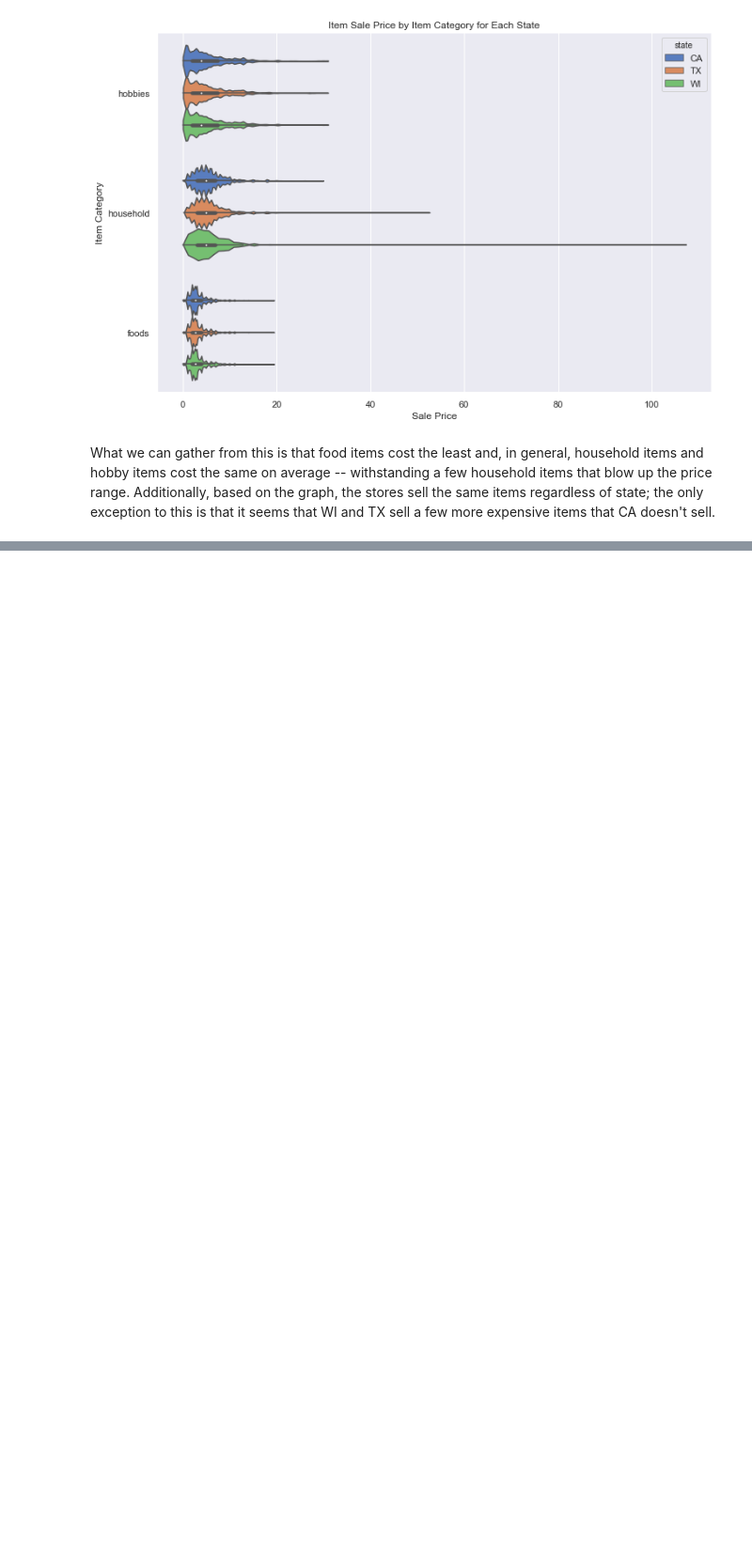
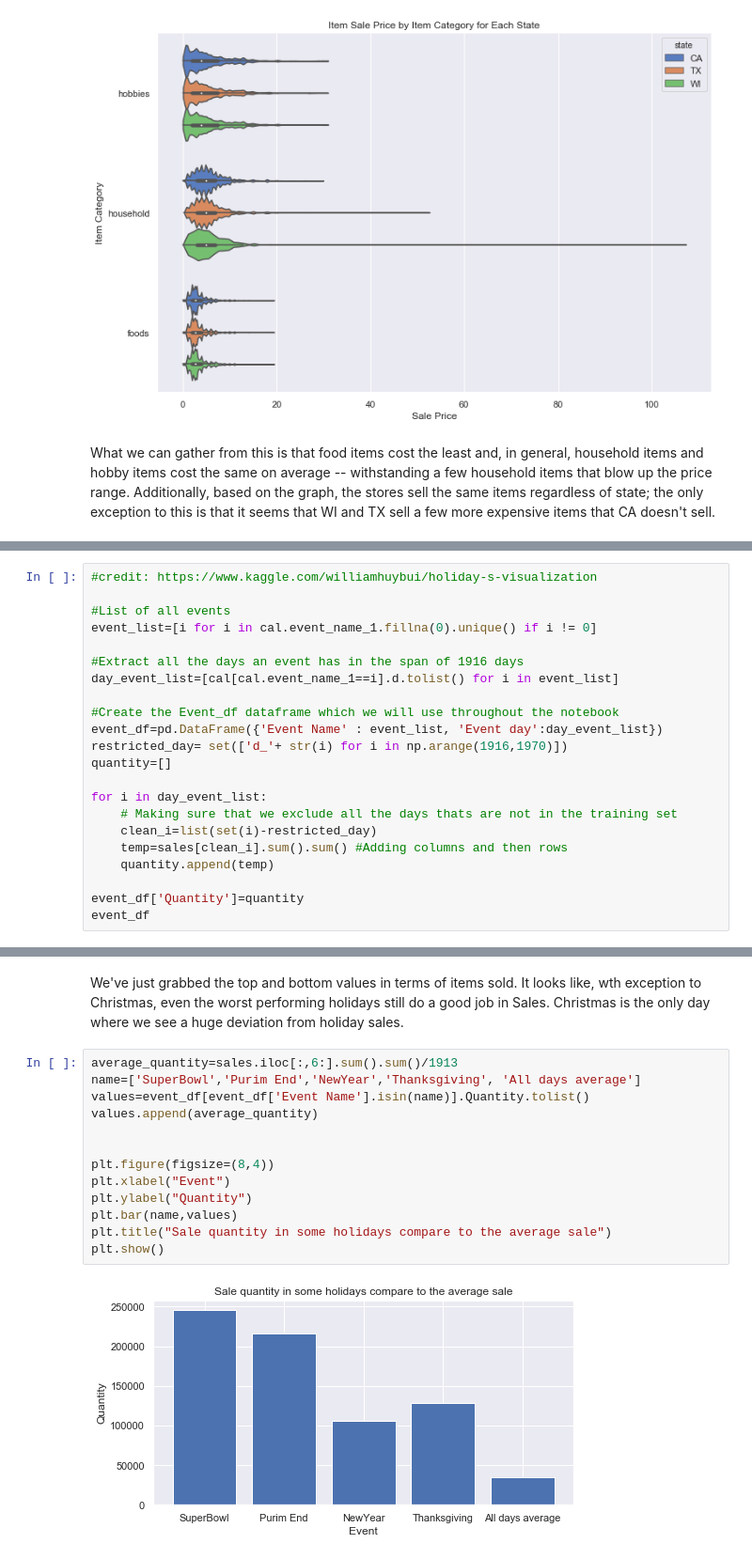
Before and after one commit to Luke-Gray/M5-Accuracy, a Jupyter notebook: M5 Basic EDA.ipynb, the cells around one changed output, grey strips where cells are left out. Shown at 94% size. Drawn from its saved outputs; the diff is of its cells as text; blank space fills up the shorter version.

```diff
--- a/M5 Basic EDA.ipynb
+++ b/M5 Basic EDA.ipynb
@@ -309,0 +318,22 @@ What we can gather from this is that food items cost the least and, in general,
+# %%
+#credit: https://www.kaggle.com/williamhuybui/holiday-s-visualization
+
+#List of all events
+event_list=[i for i in cal.event_name_1.fillna(0).unique() if i != 0]
+
+#Extract all the days an event has in the span of 1916 days
+day_event_list=[cal[cal.event_name_1==i].d.tolist() for i in event_list]
+
+#Create the Event_df dataframe which we will use throughout the notebook
+event_df=pd.DataFrame({'Event Name' : event_list, 'Event day':day_event_list})
+restricted_day= set(['d_'+ str(i) for i in np.arange(1916,1970)])
+quantity=[]
+
+for i in day_event_list:
+    # Making sure that we exclude all the days thats are not in the training set
+    clean_i=list(set(i)-restricted_day)
+    temp=sales[clean_i].sum().sum() #Adding columns and then rows
+    quantity.append(temp)
+
+event_df['Quantity']=quantity
+event_df
@@ -309,0 +370,17 @@ What we can gather from this is that food items cost the least and, in general,
+# %% [markdown]
+We've just grabbed the top and bottom values in terms of items sold. It looks like, wth exception to Christmas, even the worst performing holidays still do a good job in Sales. Christmas is the only day where we see a huge deviation from holiday sales.
+# %%
+average_quantity=sales.iloc[:,6:].sum().sum()/1913
+name=['SuperBowl','Purim End','NewYear','Thanksgiving', 'All days average']
+values=event_df[event_df['Event Name'].isin(name)].Quantity.tolist()
+values.append(average_quantity)
+
+
+plt.figure(figsize=(8,4))
+plt.xlabel("Event")
+plt.ylabel("Quantity")
+plt.bar(name,values)
+plt.title("Sale quantity in some holidays compare to the average sale")
+plt.show()
+# %% [output]
+[figure, added]
```
Also changed, not shown: parts of 6 cells of this notebook.
